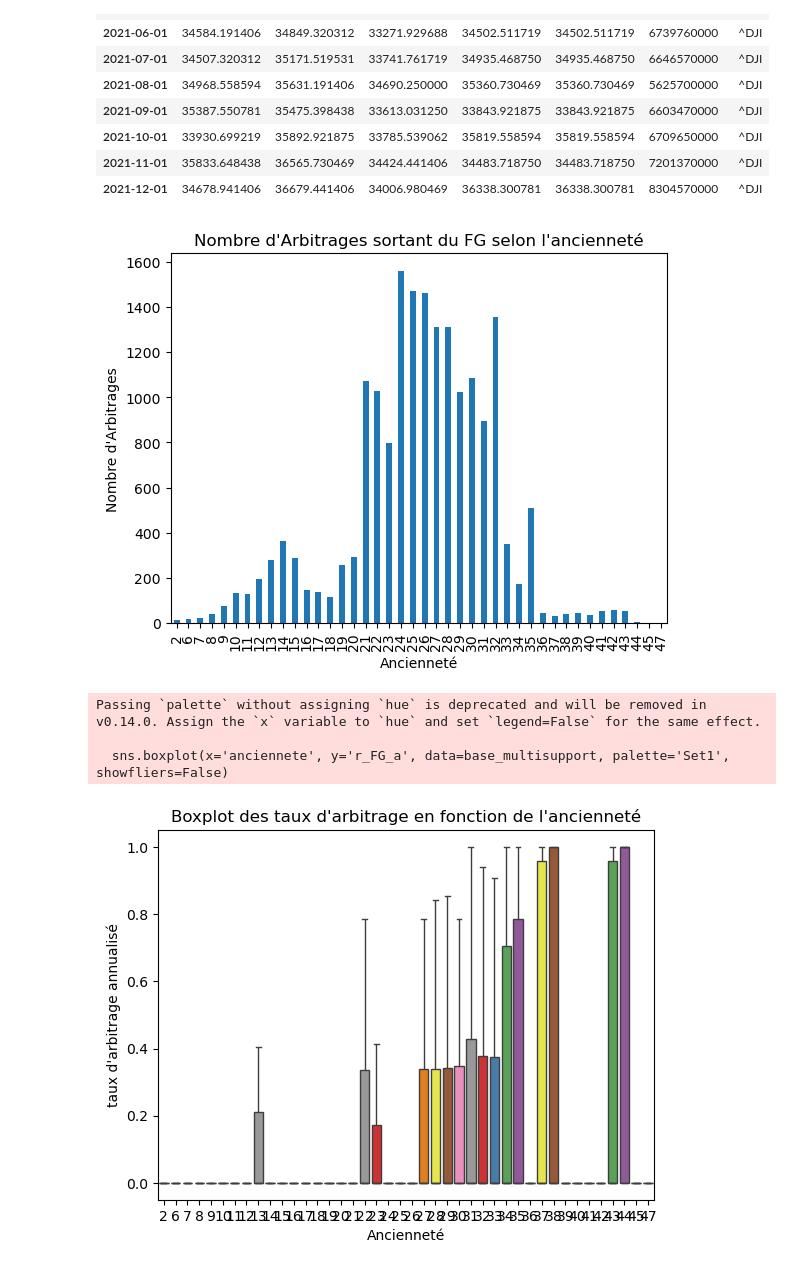
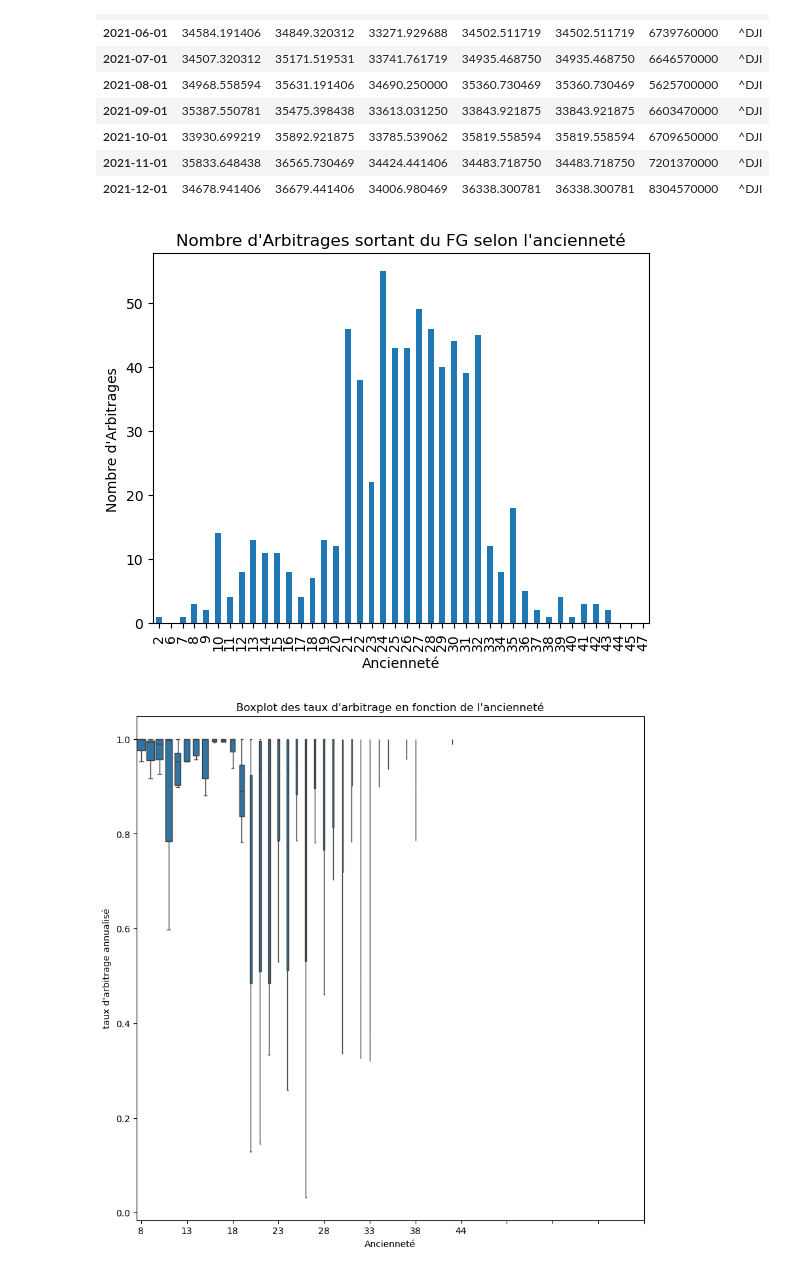
Before and after one commit to afonkou01/Arbitrage_Vie_BNP_Cardif, a Jupyter notebook: Avancement notebook - BNP Cardif.ipynb, the cells around one changed output. Drawn from its saved outputs; the diff is of its cells as text; code cells hidden in the pictures.

Commit message:
1ers graphes

```diff
--- a/Avancement notebook - BNP Cardif.ipynb
+++ b/Avancement notebook - BNP Cardif.ipynb
@@ -189,6 +184,8 @@ taux_annuels
 #Fusion des bases pour pouvoir faire correspondre à chaque contrat son taux d'arbitrage mensualisé et annualisé
 base_updte = pd.merge(base, taux_mensuels, how="left", on=["n_sous", "Anmois_operation"], suffixes=(None, None))
 base_updte = pd.merge(base_updte, taux_annuels, how="left", on="n_sous", suffixes=(None, None))
+base_updte['r_FG_a'] = base_updte['r_FG_a'].fillna(0)
+base_updte['r_FG_m'] = base_updte['r_FG_m'].fillna(0)
 # %%
 base_arbitrage_FG[['n_sous','Anmois_operation', 'operation', 'PM_FG','montant_corr','PM_FG_actualisee', 'r_FG']].tail(10)
 # %% [output]
@@ -210,7 +207,6 @@ base_arbirtrages_all = base_updte.dropna(subset = ['operation'])[base_updte.drop
 base_arbitrage_FG_update = base_arbirtrages_all.dropna(subset = ['operation'])[base_arbirtrages_all.dropna(subset = ['operation'])['operation'].str.contains('Arbitrages sortants du FG')]
 #Base qui recense tous contrats multi-suppots
 base_multisupport = base_updte.dropna(subset = ['support'])[base_updte.dropna(subset = ['support'])['support'].str.contains('Multi-supports avec FG')]
-base_multisupport['r_FG_a'] = base_multisupport['r_FG_a'].fillna(0)
 # %%
 base_multisupport['r_FG_a'].nunique()
 # %% [output]
@@ -250,24 +246,33 @@ base_multisupport['mois_sign_sous'] =  base_multisupport['Anmois_sign_sous'].ast
 base_multisupport['annee_sign_sous'] = base_multisupport['annee_sign_sous'].astype(int)
 base_multisupport['mois_sign_sous'] = base_multisupport['mois_sign_sous'].astype(int)
 base_multisupport['anciennete'] = 2021 - base_multisupport['annee_sign_sous']
+
+base_multisupport['annee_nais'] =  base_multisupport['Anmois_naissance'].astype(str).str.slice(0, 4)
+base_multisupport['annee_nais'] = base_multisupport['annee_nais'].astype(int)
+base_multisupport['age'] = 2021 - base_multisupport['annee_nais']
+
+
+#Base dans laquelle un individu est un contrat multisupport
+base_contrats = base_multisupport.drop_duplicates(subset=['n_sous'], keep='first')
+base_arbitrage_FG_update = base_multisupport.dropna(subset = ['operation'])[base_multisupport.dropna(subset = ['operation'])['operation'].str.contains('Arbitrages sortants du FG')]
 # %%
 # Groupez par année et comptez le nombre d'arbitrages par année
-arbitrages_par_annee = base_multisupport.groupby('anciennete')['operation'].count()
+arbitrages_par_annee = base_contrats.groupby('anciennete')['operation'].count()
 
 # Créez un graphique (bar, line)
 arbitrages_par_annee.plot(kind='bar', xlabel='Ancienneté', ylabel='Nombre d\'Arbitrages', title="Nombre d\'Arbitrages sortant du FG selon l'ancienneté")
 plt.show()
 # %% [output]
-[figure, old version]
+[figure, new version]
 # %%
-sns.boxplot(x='anciennete', y='r_FG_a', data=base_multisupport, palette='Set1', showfliers=False)
+counts = base_arbitrage_FG_update['anciennete'].value_counts()
+plt.figure(figsize=(10, 10))
+sns.boxplot(x='anciennete', y='r_FG_a', data=base_arbitrage_FG_update, showfliers = False, width= 10 * counts/len(base_arbitrage_FG_update))
 plt.xlabel("Ancienneté")
 plt.ylabel("taux d'arbitrage annualisé")
+plt.xticks(np.arange(0, 60, 5))
 plt.title("Boxplot des taux d'arbitrage en fonction de l'ancienneté")
 plt.show()
 # %% [output]
-Passing `palette` without assigning `hue` is deprecated and will be removed in v0.14.0. Assign the `x` variable to `hue` and set `legend=False` for the same effect.
-
-  sns.boxplot(x='anciennete', y='r_FG_a', data=base_multisupport, palette='Set1', showfliers=False)
-[figure, old version]
+[figure, new version]
 # %%
```
Also changed, not shown: parts of 6 cells of this notebook.
